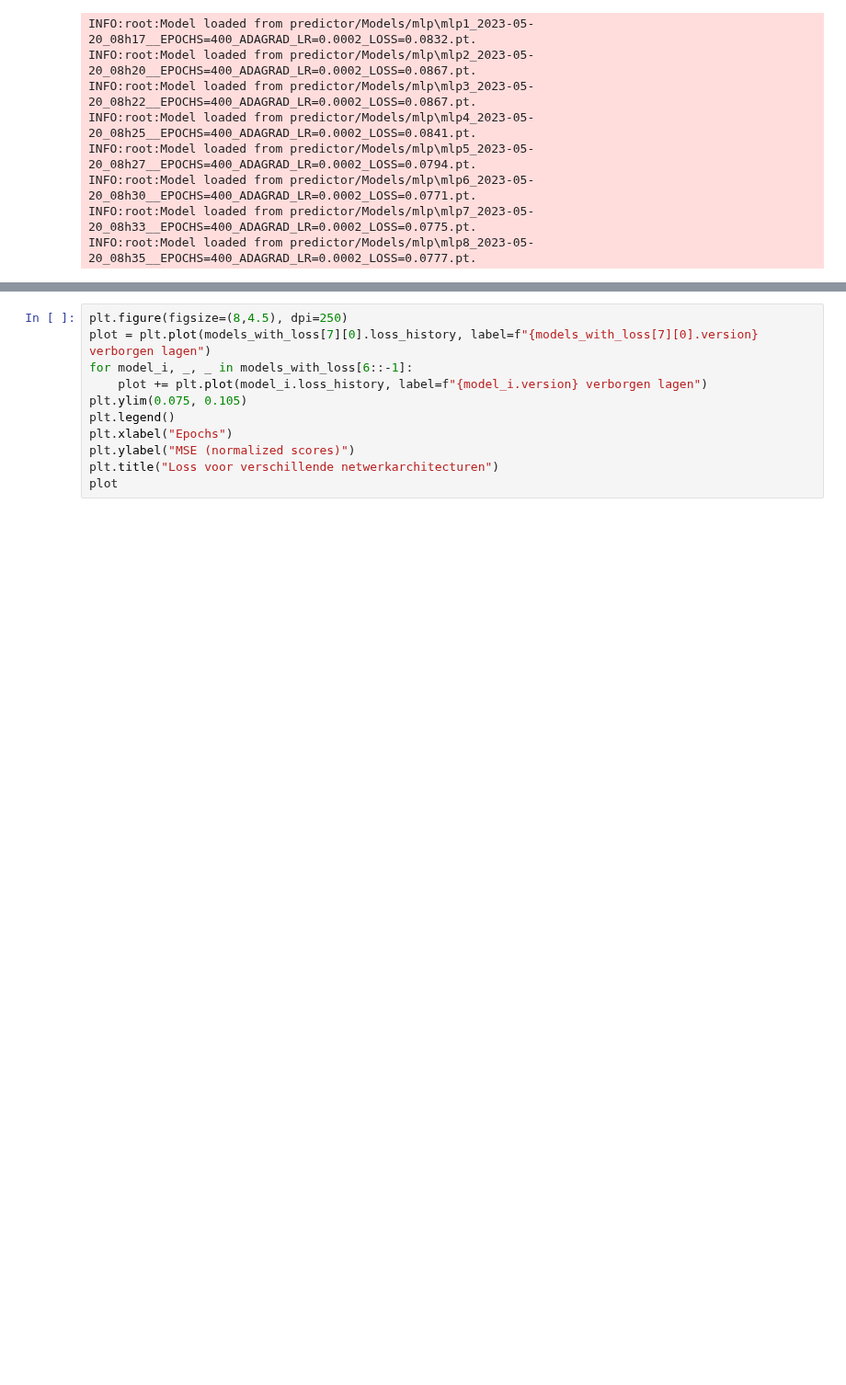
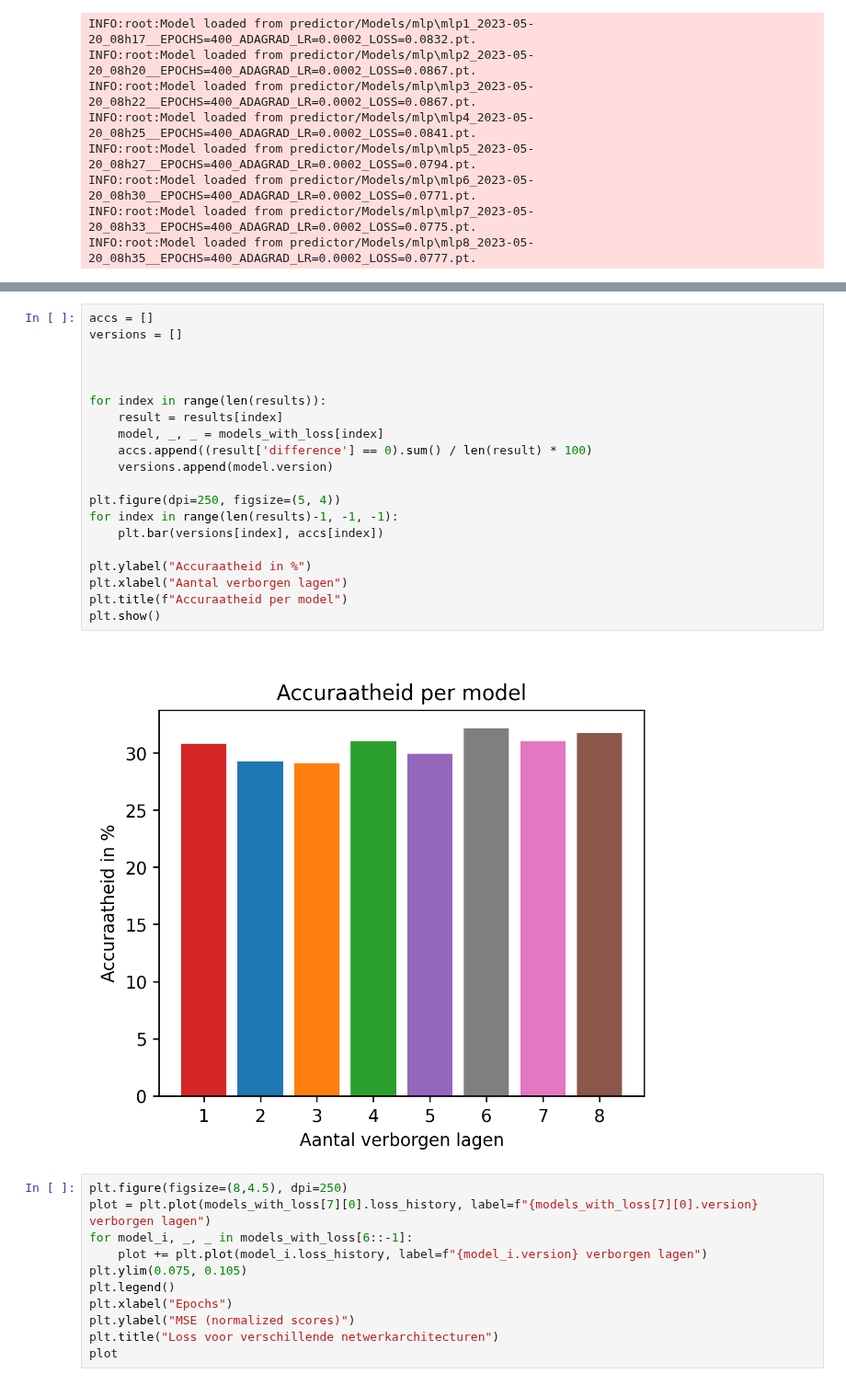
Before and after one commit to Tram13/masterthesis, a Jupyter notebook: src/predictor/trained_MLP_validation.ipynb, the cells around one changed output, grey strips where cells are left out. Shown at 92% size. Cells and saved outputs as stored; diff of their text form; blank space fills up the shorter version.

```diff
--- a/src/predictor/trained_MLP_validation.ipynb
+++ b/src/predictor/trained_MLP_validation.ipynb
@@ -145,6 +142,28 @@ Accuracy: 32.12281022374226%
 | 38301 | 3 | 1 | 2 |
 | 38302 | 3 | 5 | 2 |
 38303 rows × 3 columns
+# %%
+accs = []
+versions = []
+
+
+
+for index in range(len(results)):
+    result = results[index]
+    model, _, _ = models_with_loss[index]
+    accs.append((result['difference'] == 0).sum() / len(result) * 100)
+    versions.append(model.version)
+
+plt.figure(dpi=250, figsize=(5, 4))
+for index in range(len(results)-1, -1, -1):
+    plt.bar(versions[index], accs[index])
+
+plt.ylabel("Accuraatheid in %")
+plt.xlabel("Aantal verborgen lagen")
+plt.title(f"Accuraatheid per model")
+plt.show()
+# %% [output]
+[figure, added]
 # %%
 plt.figure(figsize=(8,4.5), dpi=250)
 plot = plt.plot(models_with_loss[7][0].loss_history, label=f"{models_with_loss[7][0].version} verborgen lagen")
```
Also changed, not shown: parts of 2 cells of this notebook.
